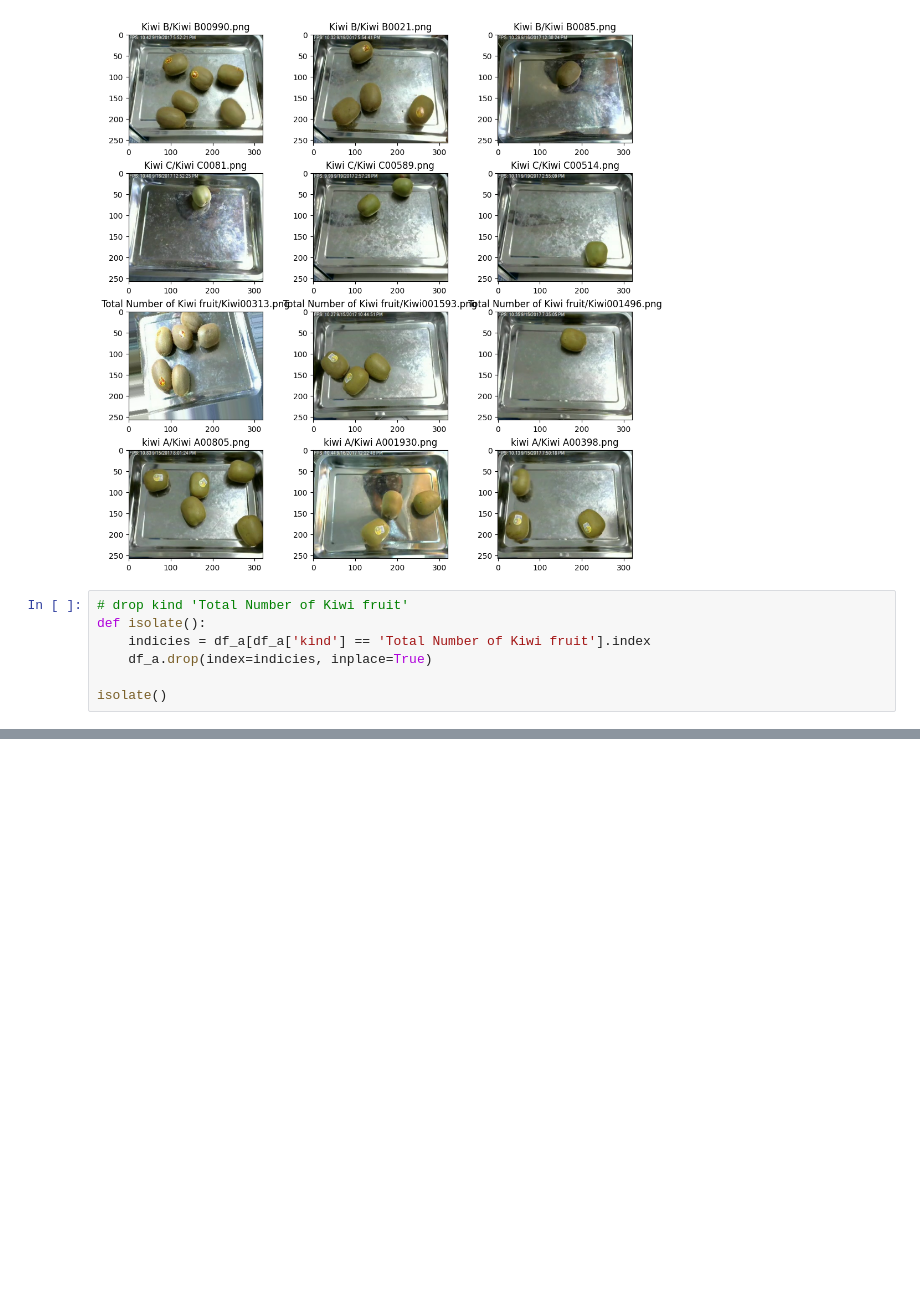
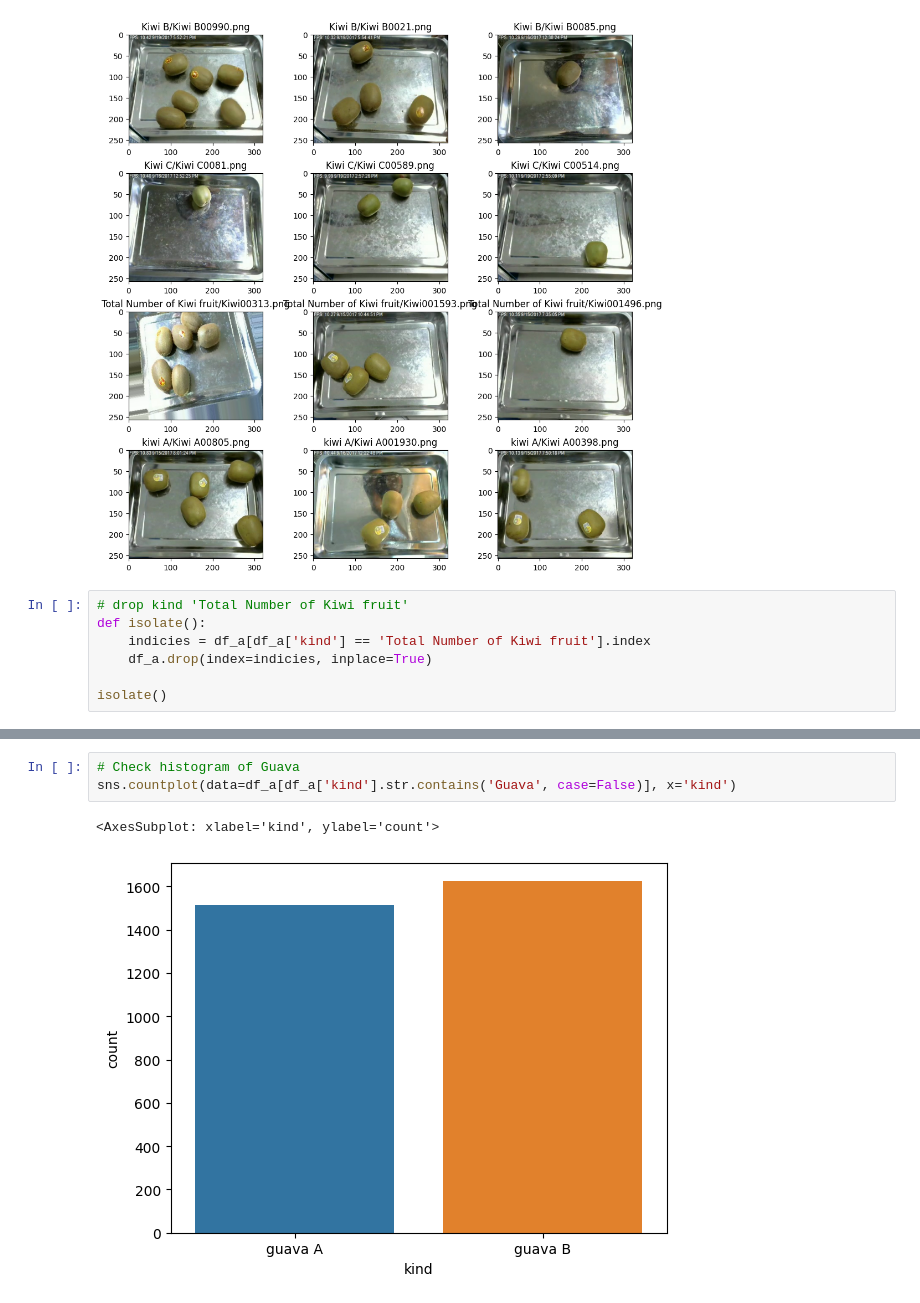
Before and after one commit to jasonrichdarmawan/p2-ml2, a Jupyter notebook: h8dsft_P2M2_jason_rich_darmawan_onggo_putra.ipynb, the cells around one changed output, grey strips where cells are left out. Saved outputs shown, nothing was run; the diff lists cells and outputs as text; blank space fills up the shorter version.

Commit message:
check histogram

```diff
--- a/h8dsft_P2M2_jason_rich_darmawan_onggo_putra.ipynb
+++ b/h8dsft_P2M2_jason_rich_darmawan_onggo_putra.ipynb
@@ -181,0 +199,6 @@ isolate()
+# %%
+# Check histogram of Guava
+sns.countplot(data=df_a[df_a['kind'].str.contains('Guava', case=False)], x='kind')
+# %% [output]
+<AxesSubplot: xlabel='kind', ylabel='count'>
+[figure, added]
```
Also changed, not shown: parts of 7 cells of this notebook.
